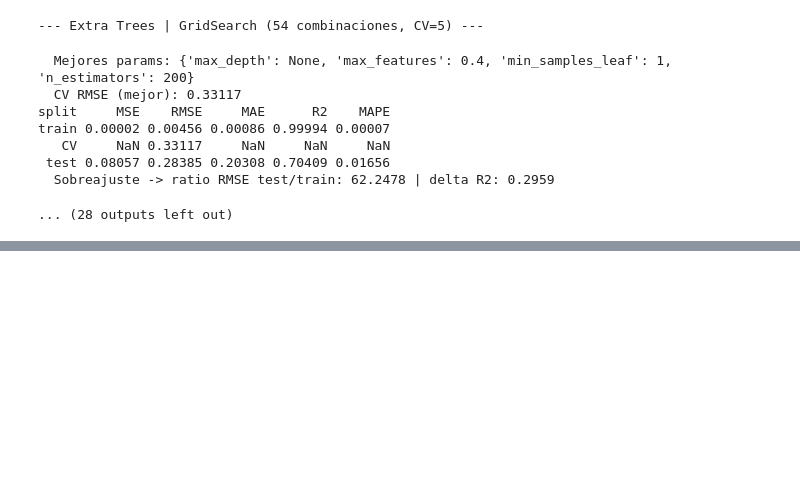
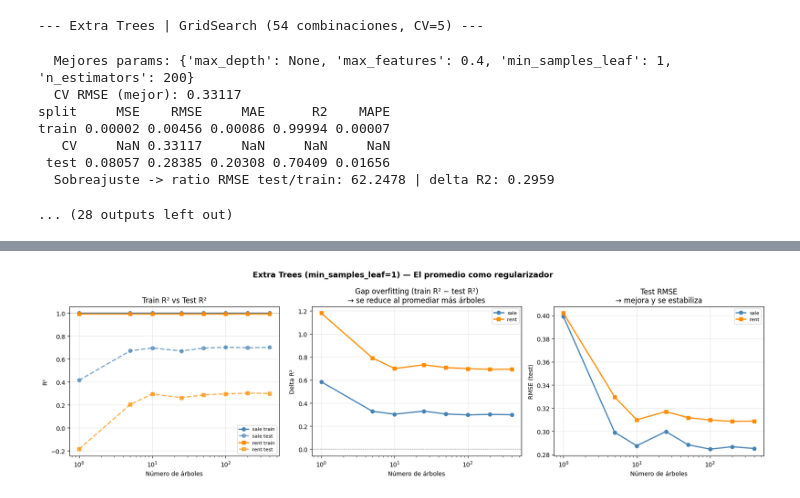
Before and after one commit to sitomachu/bezanillasl, a Jupyter notebook: notebooks/05_ML/52_random_forest_3.ipynb, the cells around one changed output, grey strips where cells are left out. Drawn from its saved outputs; the diff is of its cells as text; code cells hidden in the pictures; blank space fills up the shorter version.

```diff
--- a/notebooks/05_ML/52_random_forest_3.ipynb
+++ b/notebooks/05_ML/52_random_forest_3.ipynb
@@ -675,0 +888,80 @@ train 0.00002 0.00456 0.00086 0.99994 0.00007
+# %%
+n_trees_sweep = [1, 5, 10, 25, 50, 100, 200, 400]
+
+ensemble_rows = []
+for dataset_name, dataset_path in DATASETS.items():
+    df = pd.read_csv(dataset_path)
+    df = df[df[TARGET_COL].notna()].copy()
+    df, fm = collapse_rare_municipios(df, MUNICIPIO_FEATURES, MIN_OBS_MUNICIPIO)
+    X = prepare_X(df, BASE_FEATURES + fm)
+    y = df[TARGET_COL].values
+    Xtr, Xte, ytr, yte = train_test_split(X, y, test_size=TEST_SIZE, random_state=RANDOM_STATE)
+
+    for n_trees in n_trees_sweep:
+        # ET con min_samples_leaf=1 (configuración que produce R²≈0.99 en train)
+        et = ExtraTreesRegressor(
+            n_estimators=n_trees,
+            min_samples_leaf=1,
+            max_depth=None,
+            random_state=RANDOM_STATE,
+            n_jobs=-1,
+        )
+        et.fit(Xtr, ytr)
+        r2_tr   = r2_score(ytr, et.predict(Xtr))
+        r2_te   = r2_score(yte, et.predict(Xte))
+        rmse_te = np.sqrt(mean_squared_error(yte, et.predict(Xte)))
+        ensemble_rows.append({
+            "dataset":    dataset_name,
+            "n_trees":    n_trees,
+            "train_R2":   round(r2_tr,   5),
+            "test_R2":    round(r2_te,   5),
+            "delta_R2":   round(r2_tr - r2_te, 5),
+            "test_RMSE":  round(rmse_te, 5),
+        })
+
+ensemble_df = pd.DataFrame(ensemble_rows)
+print("Efecto del número de árboles — ET (min_samples_leaf=1)")
+print(ensemble_df.to_string(index=False))
+
+fig, axes = plt.subplots(1, 3, figsize=(17, 5))
+fig.suptitle("Extra Trees (min_samples_leaf=1) — El promedio como regularizador",
+             fontsize=13, fontweight="bold")
+
+for ds, color, marker in [("sale", "steelblue", "o"), ("rent", "darkorange", "s")]:
+    sub = ensemble_df[ensemble_df["dataset"] == ds]
+
+    axes[0].plot(sub["n_trees"], sub["train_R2"], color=color, marker=marker,
+                 label=f"{ds} train", linewidth=2)
+    axes[0].plot(sub["n_trees"], sub["test_R2"], color=color, marker=marker,
+                 linestyle="--", label=f"{ds} test", linewidth=2, alpha=0.7)
+
+    axes[1].plot(sub["n_trees"], sub["delta_R2"], color=color, marker=marker,
+                 label=ds, linewidth=2)
+
+    axes[2].plot(sub["n_trees"], sub["test_RMSE"], color=color, marker=marker,
+                 label=ds, linewidth=2)
+
+axes[0].set_title("Train R² vs Test R²")
+axes[0].set_xlabel("Número de árboles")
+axes[0].set_ylabel("R²")
+axes[0].axhline(1.0, color="gray", linestyle=":", linewidth=1)
+axes[0].legend(fontsize=8)
+
+axes[1].set_title("Gap overfitting (train R² − test R²)\n→ se reduce al promediar más árboles")
+axes[1].set_xlabel("Número de árboles")
+axes[1].set_ylabel("Delta R²")
+axes[1].axhline(0, color="gray", linestyle=":", linewidth=1)
+axes[1].legend(fontsize=8)
+
+axes[2].set_title("Test RMSE\n→ mejora y se estabiliza")
+axes[2].set_xlabel("Número de árboles")
+axes[2].set_ylabel("RMSE (test)")
+axes[2].legend(fontsize=8)
+
+for ax in axes:
+    ax.set_xscale("log")
+    ax.grid(True, alpha=0.3)
+
+plt.tight_layout()
+plt.show()
+# %% [output]
@@ -675,0 +985 @@ train 0.00002 0.00456 0.00086 0.99994 0.00007
+[figure, added]
```
Also changed, not shown: parts of 10 cells of this notebook.
